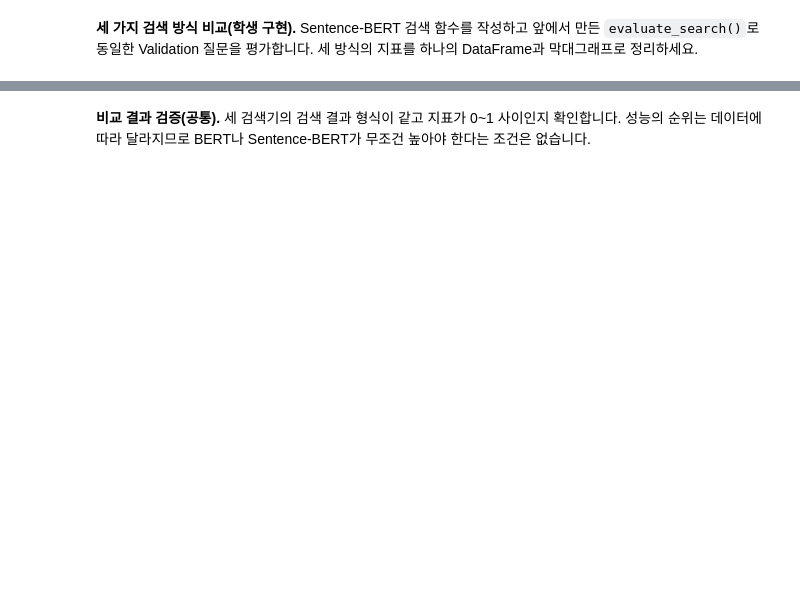
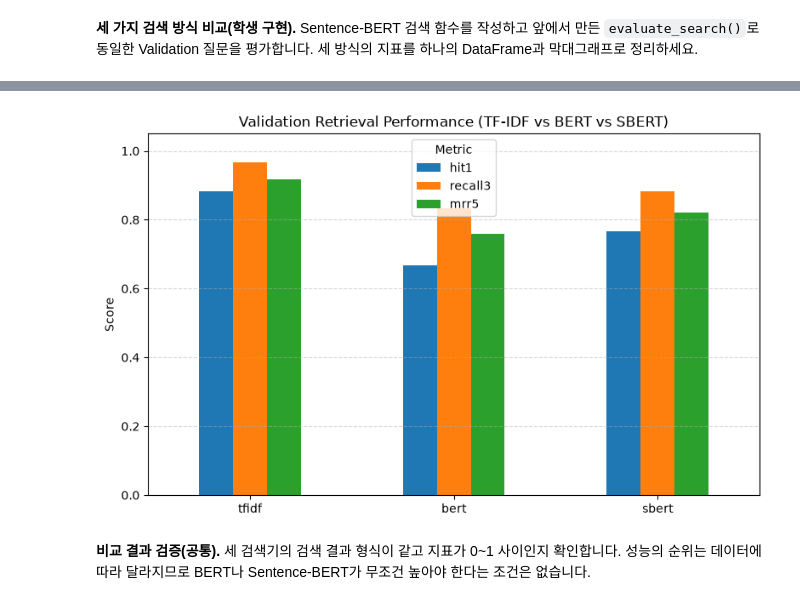
Before and after one commit to iremys/ai-mini-projects, a Jupyter notebook: mini-project-02/code/NLP_BERT_MiniProject_Student.ipynb, the cells around one changed output, grey strips where cells are left out. Cells and saved outputs as stored; diff of their text form; code cells hidden in the pictures; blank space fills up the shorter version.

```diff
--- a/mini-project-02/code/NLP_BERT_MiniProject_Student.ipynb
+++ b/mini-project-02/code/NLP_BERT_MiniProject_Student.ipynb
@@ -879,15 +1392,76 @@ print('SBERT 문서 벡터:', sbert_doc_vectors.shape)
 # %%
 # [학생 구현] CP-08 — Sentence-BERT 검색 + 성능 비교
 
+
 def search_sbert(query, k=5):
+    """
+    [기능] 사용자 질문 1개를 Sentence-BERT 벡터로 변환한 뒤,
+           전체 SBERT 문서 벡터와 코사인 유사도를 계산해 상위 k개 문서를 반환하는 함수
+
+    [파라미터]
+      - query : 검색할 질문 문자열
+      - k     : 반환할 상위 문서 개수 (기본값=5)
+
+    ▶ [리턴값] 유사도가 높은 순서대로 정렬된 상위 k개 문서 정보 리스트
+      - 형태: [{'rank': 1, 'doc_id': ..., 'score': ..., 'text': ...}, ...]
+    """
+    # ★ 1. 입력 질문을 문자열로 통일 (캐시 딕셔너리 키 형식 str(q)와 일치시키기 위함)
     query = str(query)
-    # TODO 8-1. sbert_query_cache에 query가 있으면 캐시를, 없으면 sbert_model.encode()를 사용하세요.
-    # TODO 8-2. 질문 벡터와 sbert_doc_vectors의 코사인 유사도를 계산하고 top_k_results()로 검색 결과를 반환하세요.
-    raise NotImplementedError('CP-08 SBERT 검색을 구현하세요.')
 
-# TODO 8-3. evaluate_search(search_sbert, valid_df)로 SBERT Validation을 평가하고
-#           결과를 sbert_summary, sbert_detail이라는 이름으로 받으세요.
-# TODO 8-4. tfidf_summary, bert_summary, sbert_summary를 comparison_df로 만드세요.
-#             행: tfidf, bert, sbert / 열: hit1, recall3, mrr5
-# TODO 8-5. comparison_df를 cp08_validation_comparison.csv로 저장하고 막대그래프를 그리세요.
-raise NotImplementedError('CP-08 세 검색 방식의 성능을 비교하세요.')
+    # ★ 2. 질문 벡터(768,) 준비
+    #   - 캐시(sbert_query_cache)에 이미 있으면 재계산 없이 바로 꺼내 사용
+    #   - 캐시에 없는 새 질문이면 SBERT 모델로 계산 (문서 벡터와 조건을 맞추기 위해 정규화·NumPy 변환 옵션 동일 적용)
+    #   - encode([query])는 (1, 768) 2차원 배열을 반환하므로 [0]을 붙여 (768,) 1차원 벡터로 추출
+    if query in sbert_query_cache:
+        query_vec = sbert_query_cache[query]
+    else:
+        query_vec = sbert_model.encode(
+            [query], normalize_embeddings=True, convert_to_numpy=True
+        )[0]
+
+    # ★ 3. SBERT 질문 벡터(768,)와 전체 SBERT 문서 벡터(200, 768)의 코사인 유사도 계산
+    #   - 일반 BERT 벡터가 아닌, 반드시 같은 SBERT 모델이 만든 sbert_doc_vectors와 비교해야 함
+    scores = cosine_scores(query_vec, sbert_doc_vectors)
+
+    # ▶ [리턴 결과] 유사도 점수가 높은 순서대로 상위 k개 문서 결과 반환
+    return top_k_results(scores, corpus_df, k=k)
+
+
+# ★ 4. 검증 데이터(60문항) 전체를 대상으로 SBERT 검색기 채점
+#   - sbert_summary : 전체 평균 성적표 (hit1, recall3, mrr5)
+#   - sbert_detail  : 문항별 상세 채점표 (DataFrame)
+sbert_summary, sbert_detail = evaluate_search(search_sbert, valid_df)
+
+# ★ 5. 세 검색 방식(TF-IDF, BERT, SBERT)의 평균 성적표를 하나의 비교표(DataFrame)로 합치기
+#   - orient='index' : 딕셔너리 키('tfidf', 'bert', 'sbert')를 표의 행 이름으로 사용
+#   - [['hit1', 'recall3', 'mrr5']] : 열 순서를 지표 순서대로 고정
+comparison_df = pd.DataFrame.from_dict(
+    {
+        'tfidf': tfidf_summary,
+        'bert': bert_summary,
+        'sbert': sbert_summary,
+    },
+    orient='index',
+)[['hit1', 'recall3', 'mrr5']]
+
+# ▶ [출력 결과 1] 세 모델의 Validation 성능 비교표를 소수점 3자리까지 출력
+display(comparison_df.round(3))
+
+# ★ 6. 비교표를 CSV 파일로 저장 (한글·특수문자 깨짐 방지를 위해 utf-8-sig 인코딩 사용)
+comparison_df.to_csv(TABLES / 'cp08_validation_comparison.csv', encoding='utf-8-sig')
+
+# ★ 7. 세 모델의 점수를 나란히 비교하는 막대그래프 생성 및 꾸미기
+#   - rot=0 : x축 모델 이름('tfidf', 'bert', 'sbert')을 가로로 똑바로 표시
+ax = comparison_df.plot(kind='bar', rot=0, figsize=(8, 5))
+ax.set_title('Validation Retrieval Performance (TF-IDF vs BERT vs SBERT)')
+ax.set_ylabel('Score')
+ax.set_ylim(0, 1.05)                          # 지표 범위가 0~1이므로 위쪽 여백을 살짝 확보
+ax.grid(axis='y', linestyle='--', alpha=0.5)  # 점수 비교를 돕는 가로 점선 눈금 추가
+ax.legend(title='Metric')
+
+# ★ 8. 여백 자동 정리 후 이미지 파일로 저장 및 화면 출력
+# ▶ [출력 결과 2] outputs/figures/cp08_validation_comparison.png 저장 및 그래프 출력
+plt.tight_layout()
+plt.savefig(FIGURES / 'cp08_validation_comparison.png', dpi=150)
+plt.show()
+# %% [output]
@@ -894,3 +1472,4 @@ raise NotImplementedError('CP-08 세 검색 방식의 성능을 비교하세요.
+[figure, added]
 # %% [markdown]
 **비교 결과 검증(공통).** 세 검색기의 검색 결과 형식이 같고 지표가 0~1 사이인지 확인합니다. 성능의 순위는 데이터에 따라 달라지므로 BERT나 Sentence-BERT가 무조건 높아야 한다는 조건은 없습니다.
 # %%
```
Also changed, not shown: parts of 35 cells of this notebook, 20 other files.
